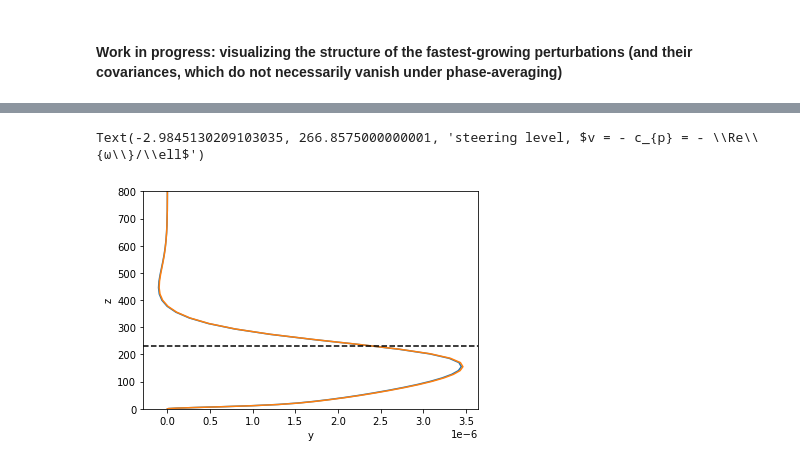
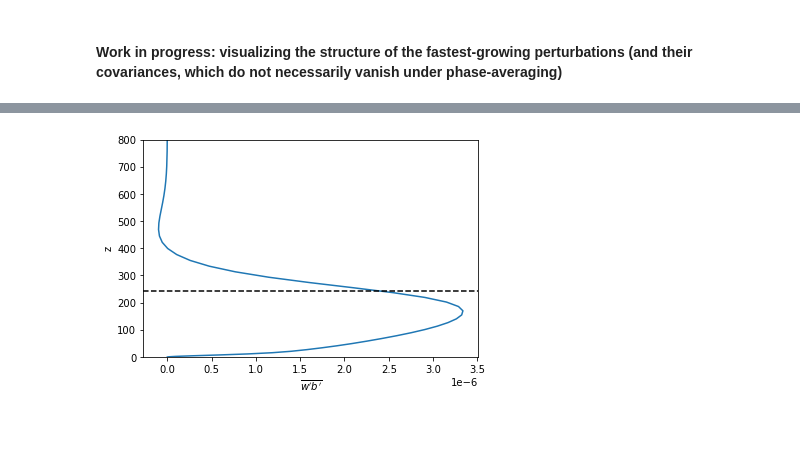
Before and after one commit to hdrake/bmli-linear, a Jupyter notebook: examples/evp_replicate_Wenegrat2018_growth_rates.ipynb, the cells around one changed output, grey strips where cells are left out. Cells and saved outputs as stored; diff of their text form; code cells hidden in the pictures; blank space fills up the shorter version.

```diff
--- a/examples/evp_replicate_Wenegrat2018_growth_rates.ipynb
+++ b/examples/evp_replicate_Wenegrat2018_growth_rates.ipynb
@@ -291,7 +291,7 @@ for L in Ls:
 # %%
 
 k=0
-l=2e-4*2*np.pi
+l=1.8e-4*2*np.pi
 
 # LINEAR STABILITY ANALYSIS
 
@@ -472,13 +472,11 @@ plt.annotate(r"steering level, $v = - c_{p} = - \Re\{ω\}/\ell$", (-np.pi*0.95/l
 # %%
-plt.plot(np.mean(w_mode*b_mode, axis=1), z)
 plt.plot((b['g']*w['g'].conj()).real/2, z)
 plt.ylim(0, 800)
-plt.xlabel("y")
 plt.ylabel("z")
+plt.xlabel(r"$\overline{w'b'}$")
 
 
 plt.axhline(steerlevel, color="k", linestyle="--")
-plt.annotate(r"steering level, $v = - c_{p} = - \Re\{ω\}/\ell$", (-np.pi*0.95, steerlevel*1.15), fontsize=12)
+plt.annotate(r"steering level, $v = - c_{p} = - \Re\{ω\}/\ell$", (-np.pi*0.95, steerlevel*1.15), fontsize=12);
 # %% [output]
-Text(-2.9845130209103035, 266.8575000000001, 'steering level, $v = - c_{p} = - \\Re\\{ω\\}/\\ell$')
-[figure, old version]
+[figure, new version]
```
Also changed, not shown: parts of 8 cells of this notebook.
